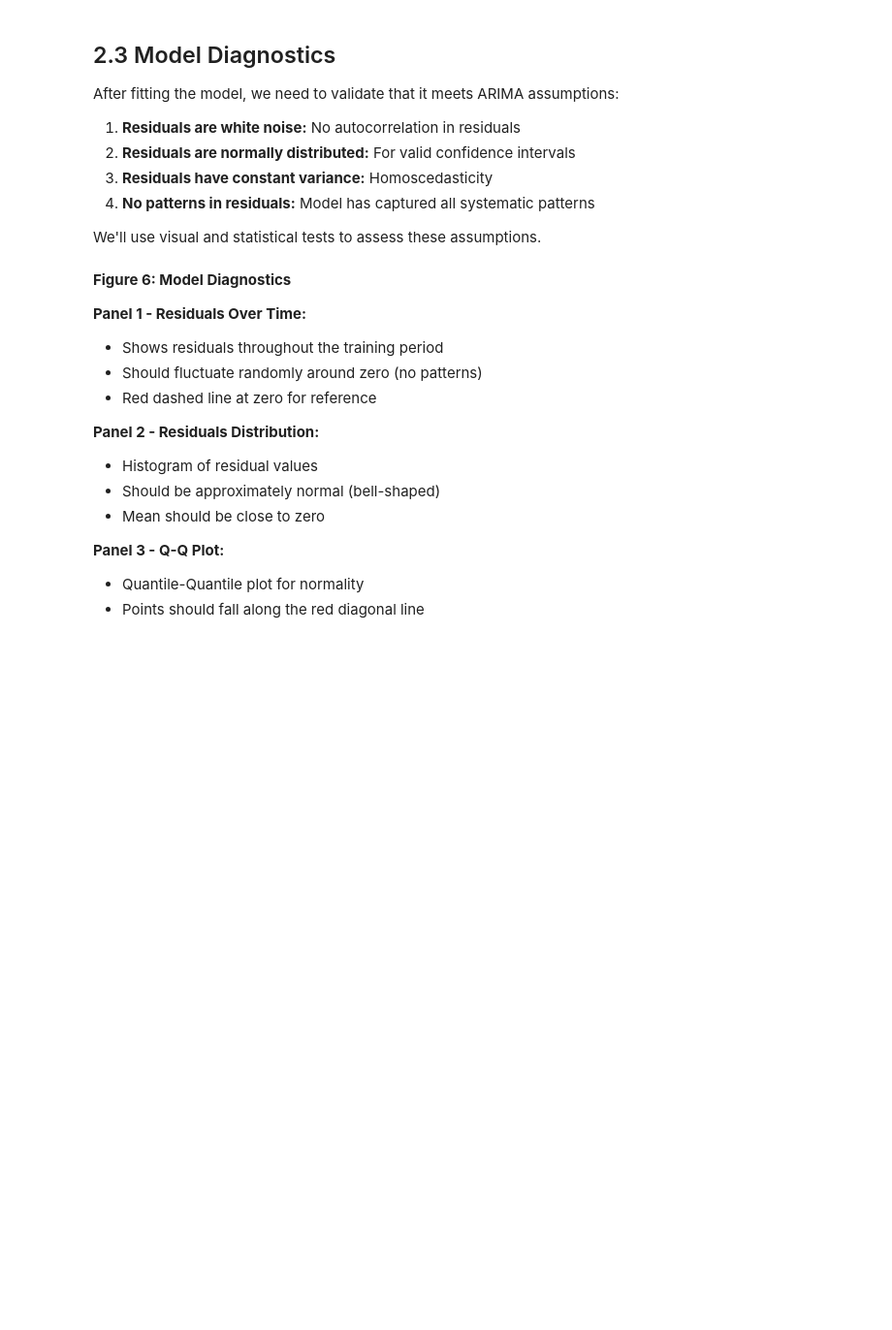
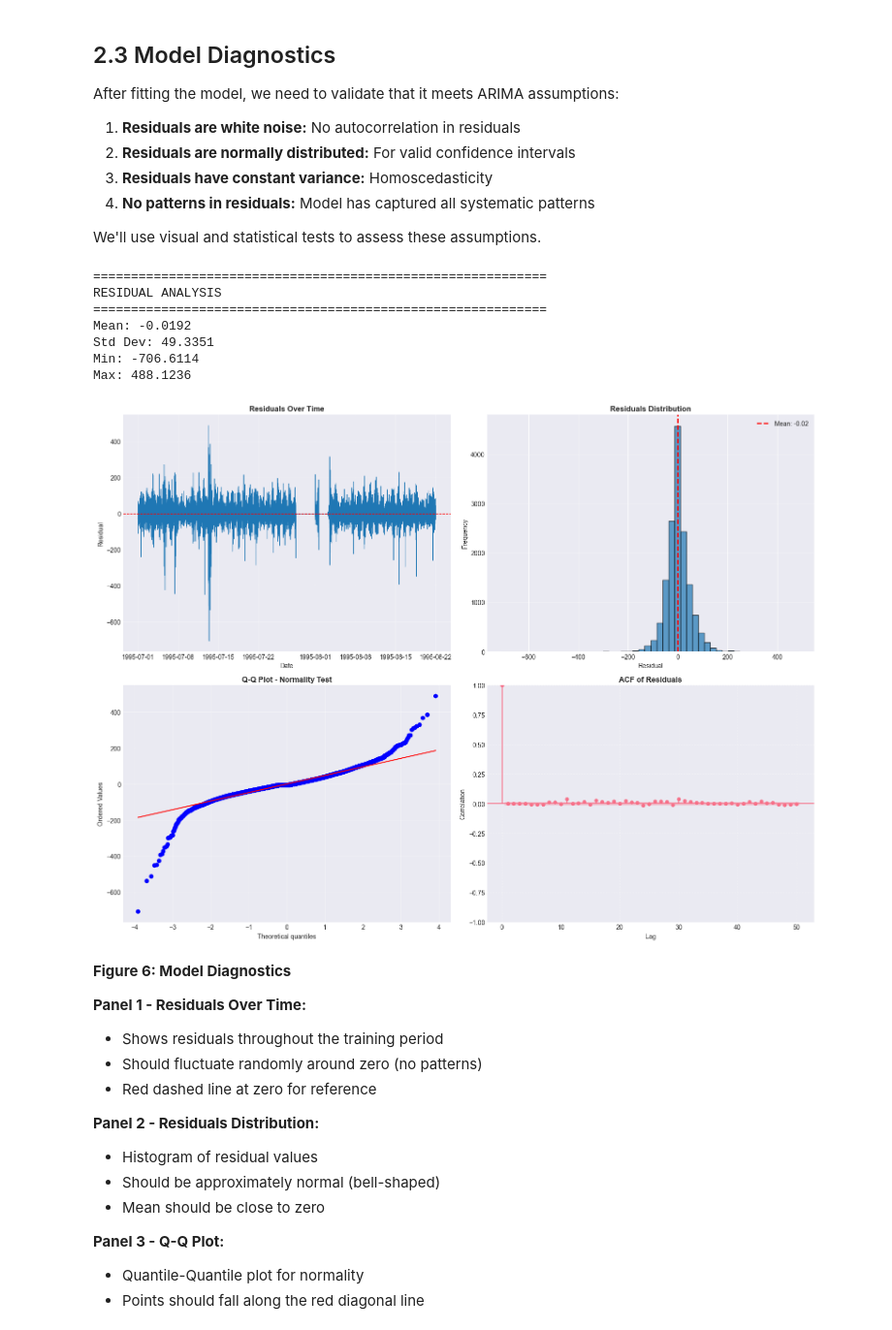
Before and after one commit to phamducuong05/Autoscaling-Analysis, a Jupyter notebook: notebooks/experimental/arima_model.ipynb, the cells around one changed output. Shown at 97% size. Saved outputs shown, nothing was run; the diff lists cells and outputs as text; code cells hidden in the pictures; blank space fills up the shorter version.

```diff
--- a/notebooks/experimental/arima_model.ipynb
+++ b/notebooks/experimental/arima_model.ipynb
@@ -706,0 +1049,43 @@ Now we'll fit the ARIMA model using the optimal parameters found by auto_arima.
+# %%
+# Get fitted values for all models
+fitted_auto = auto_model.fittedvalues()
+fitted_manual_a_values = fitted_manual_a.fittedvalues
+fitted_manual_b_values = fitted_manual_b.fittedvalues
+
+# Calculate metrics for all models
+metrics_auto = calculate_metrics(train_data[d_optimal:], fitted_auto)
+metrics_manual_a = calculate_metrics(train_data, fitted_manual_a_values)
+metrics_manual_b = calculate_metrics(train_data, fitted_manual_b_values)
+
+print("=" * 70)
+print("IN-SAMPLE PERFORMANCE COMPARISON")
+print("=" * 70)
+print(f"{'Model':<25} {'RMSE':<12} {'MAE':<12} {'MAPE':<12}")
+print("-" * 70)
+print(f"{'Manual A (1,0,0)':<25} {metrics_manual_a['RMSE']:<12.2f} {metrics_manual_a['MAE']:<12.2f} {metrics_manual_a['MAPE']:<12.2f}%")
+print(f"{'Manual B (2,0,0)':<25} {metrics_manual_b['RMSE']:<12.2f} {metrics_manual_b['MAE']:<12.2f} {metrics_manual_b['MAPE']:<12.2f}%")
+print(f"{'Auto (ARIMA)':<25} {metrics_auto['RMSE']:<12.2f} {metrics_auto['MAE']:<12.2f} {metrics_auto['MAPE']:<12.2f}%")
+
+print("\n" + "=" * 70)
+print("RELATIVE PERFORMANCE (vs Best Model)")
+print("=" * 70)
+
+# Find best model for each metric
+best_rmse = min(metrics_auto['RMSE'], metrics_manual_a['RMSE'], metrics_manual_b['RMSE'])
+best_mae = min(metrics_auto['MAE'], metrics_manual_a['MAE'], metrics_manual_b['MAE'])
+best_mape = min(metrics_auto['MAPE'], metrics_manual_a['MAPE'], metrics_manual_b['MAPE'])
+
+models_metrics = {
+    'Manual A (1,0,0)': metrics_manual_a,
+    'Manual B (2,0,0)': metrics_manual_b,
+    'Auto (ARIMA)': metrics_auto
+}
+
+for model_name, metrics in models_metrics.items():
+    rmse_diff = ((metrics['RMSE'] - best_rmse) / best_rmse) * 100
+    mae_diff = ((metrics['MAE'] - best_mae) / best_mae) * 100
+    mape_diff = ((metrics['MAPE'] - best_mape) / best_mape) * 100
+    print(f"\n{model_name}:")
+    print(f"  RMSE: {rmse_diff:+.2f}% from best")
+    print(f"  MAE:  {mae_diff:+.2f}% from best")
+    print(f"  MAPE: {mape_diff:+.2f}% from best")
@@ -785,37 +1501,46 @@ print(f"Max: {residuals.max():.4f}")
 fig, axes = plt.subplots(2, 2, figsize=(16, 12))
 
 # 1. Residuals time series
-axes[0, 0].plot(train_data.index[1:], residuals, color='#1f77b4', linewidth=0.8)
+axes[0, 0].plot(train_data.index[1:], residuals[1:], color='#1f77b4', linewidth=0.8)
 axes[0, 0].axhline(y=0, color='red', linestyle='--', linewidth=1)
 axes[0, 0].set_title('Residuals Over Time', fontsize=12, fontweight='bold')
 axes[0, 0].set_xlabel('Date', fontsize=10)
 axes[0, 0].set_ylabel('Residual', fontsize=10)
 axes[0, 0].grid(True, alpha=0.3)
 
 # 2. Residuals histogram
 axes[0, 1].hist(residuals, bins=50, color='#1f77b4', alpha=0.7, edgecolor='black')
 axes[0, 1].axvline(x=residuals.mean(), color='red', linestyle='--', linewidth=2, label=f'Mean: {residuals.mean():.2f}')
 axes[0, 1].set_title('Residuals Distribution', fontsize=12, fontweight='bold')
 axes[0, 1].set_xlabel('Residual', fontsize=10)
 axes[0, 1].set_ylabel('Frequency', fontsize=10)
 axes[0, 1].legend()
 axes[0, 1].grid(True, alpha=0.3, axis='y')
 
 # 3. Q-Q plot for normality
 from scipy import stats
 stats.probplot(residuals, dist="norm", plot=axes[1, 0])
 axes[1, 0].set_title('Q-Q Plot - Normality Test', fontsize=12, fontweight='bold')
 axes[1, 0].grid(True, alpha=0.3)
 
 # 4. ACF of residuals
 plot_acf(residuals, lags=50, ax=axes[1, 1], alpha=0.05)
 axes[1, 1].set_title('ACF of Residuals', fontsize=12, fontweight='bold')
 axes[1, 1].set_xlabel('Lag', fontsize=10)
 axes[1, 1].set_ylabel('Correlation', fontsize=10)
 axes[1, 1].grid(True, alpha=0.3, linestyle='--')
 
 plt.tight_layout()
 plt.show()
+# %% [output]
+============================================================
+RESIDUAL ANALYSIS
+============================================================
+Mean: -0.0192
+Std Dev: 49.3351
+Min: -706.6114
+Max: 488.1236
+[figure, added]
 # %% [markdown]
 **Figure 6: Model Diagnostics**
 
```
Also changed, not shown: parts of 37 cells of this notebook, 1 other file.
